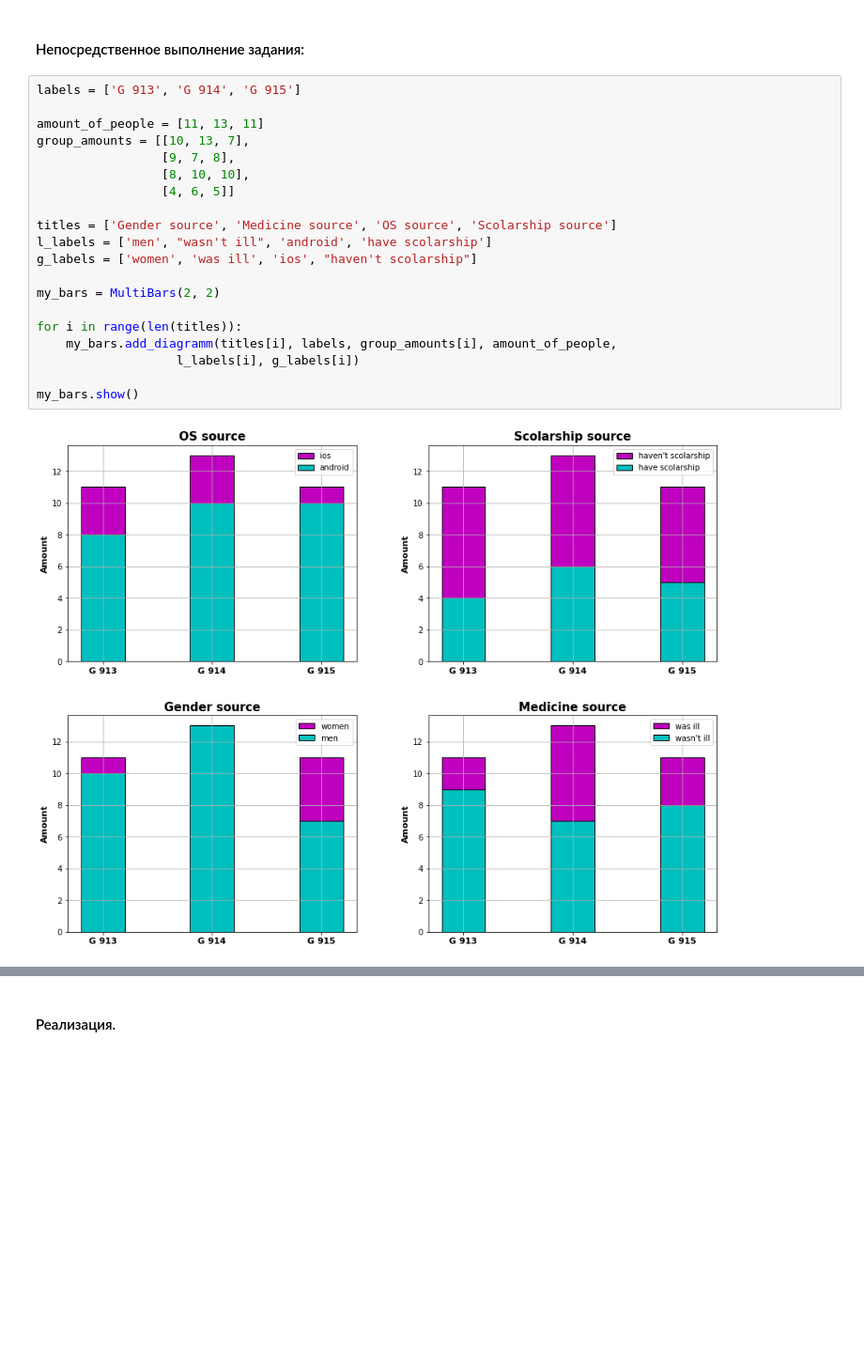
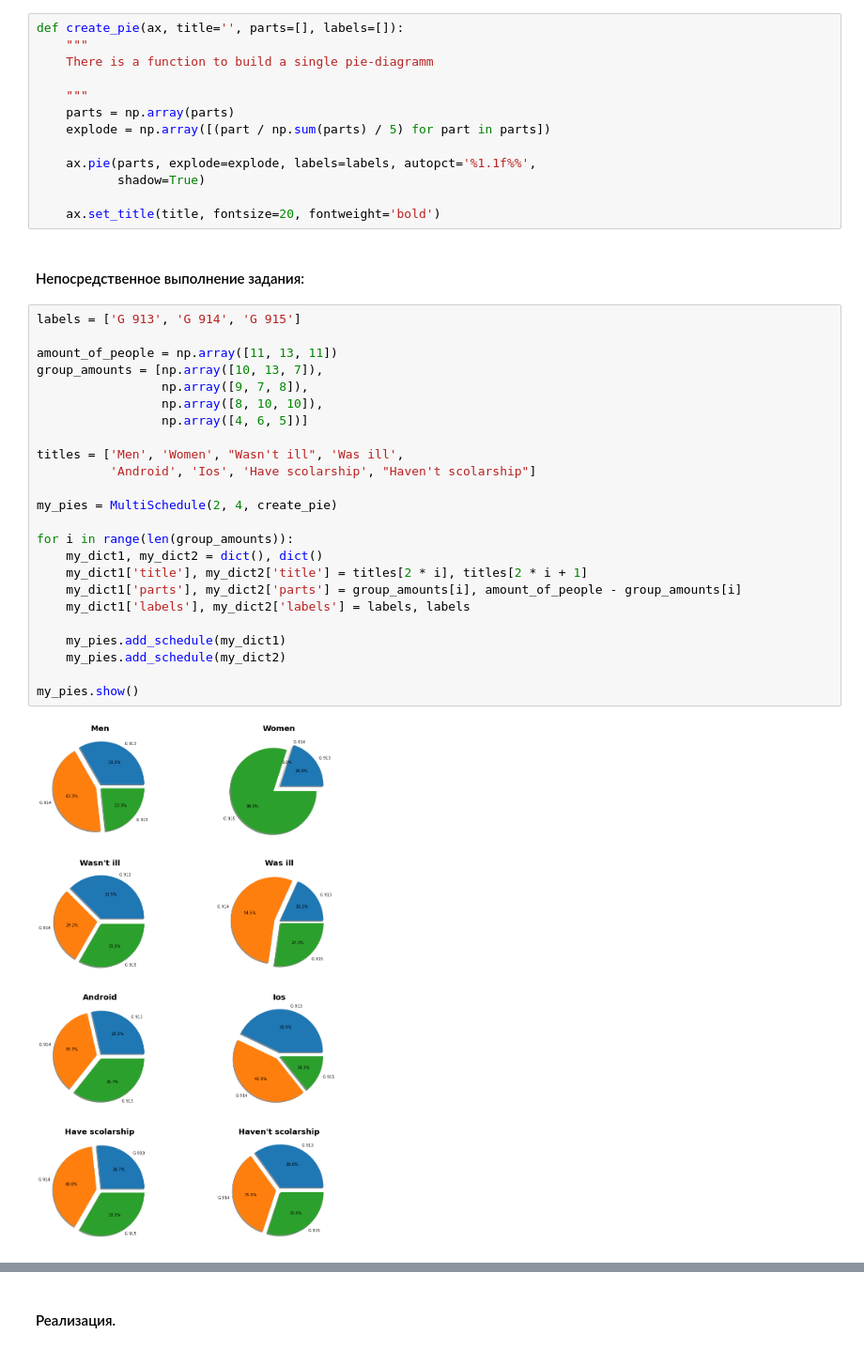
Before and after one commit to EvgrafovMichail/plt, a Jupyter notebook: matplotlib_evgrafov_michail_915.ipynb, the cells around one changed output, grey strips where cells are left out. Shown at 94% size. Drawn from its saved outputs; the diff is of its cells as text; blank space fills up the shorter version.

```diff
--- a/matplotlib_evgrafov_michail_915.ipynb
+++ b/matplotlib_evgrafov_michail_915.ipynb
@@ -111,25 +131,42 @@ class MultiBars(IMultiDiagramm):
+# %%
+def create_pie(ax, title='', parts=[], labels=[]):
+    """
+    There is a function to build a single pie-diagramm
+
+    """
+    parts = np.array(parts)
+    explode = np.array([(part / np.sum(parts) / 5) for part in parts])
+
+    ax.pie(parts, explode=explode, labels=labels, autopct='%1.1f%%',
+           shadow=True)
+
+    ax.set_title(title, fontsize=20, fontweight='bold')
 # %% [markdown]
 #### Непосредственное выполнение задания:
 # %%
 labels = ['G 913', 'G 914', 'G 915']
 
-amount_of_people = [11, 13, 11]
-group_amounts = [[10, 13, 7],
-                 [9, 7, 8],
-                 [8, 10, 10],
-                 [4, 6, 5]]
+amount_of_people = np.array([11, 13, 11])
+group_amounts = [np.array([10, 13, 7]),
+                 np.array([9, 7, 8]),
+                 np.array([8, 10, 10]),
+                 np.array([4, 6, 5])]
 
-titles = ['Gender source', 'Medicine source', 'OS source', 'Scolarship source']
-l_labels = ['men', "wasn't ill", 'android', 'have scolarship']
-g_labels = ['women', 'was ill', 'ios', "haven't scolarship"]
+titles = ['Men', 'Women', "Wasn't ill", 'Was ill',
+          'Android', 'Ios', 'Have scolarship', "Haven't scolarship"]
 
-my_bars = MultiBars(2, 2)
+my_pies = MultiSchedule(2, 4, create_pie)
 
-for i in range(len(titles)):
-    my_bars.add_diagramm(titles[i], labels, group_amounts[i], amount_of_people,
-                   l_labels[i], g_labels[i])
+for i in range(len(group_amounts)):
+    my_dict1, my_dict2 = dict(), dict()
+    my_dict1['title'], my_dict2['title'] = titles[2 * i], titles[2 * i + 1]
+    my_dict1['parts'], my_dict2['parts'] = group_amounts[i], amount_of_people - group_amounts[i]
+    my_dict1['labels'], my_dict2['labels'] = labels, labels
 
-my_bars.show()
+    my_pies.add_schedule(my_dict1)
+    my_pies.add_schedule(my_dict2)
+
+my_pies.show()
 # %% [output]
-[figure, old version]
+[figure, new version]
 # %% [markdown]
```
Also changed, not shown: parts of 46 cells of this notebook.
